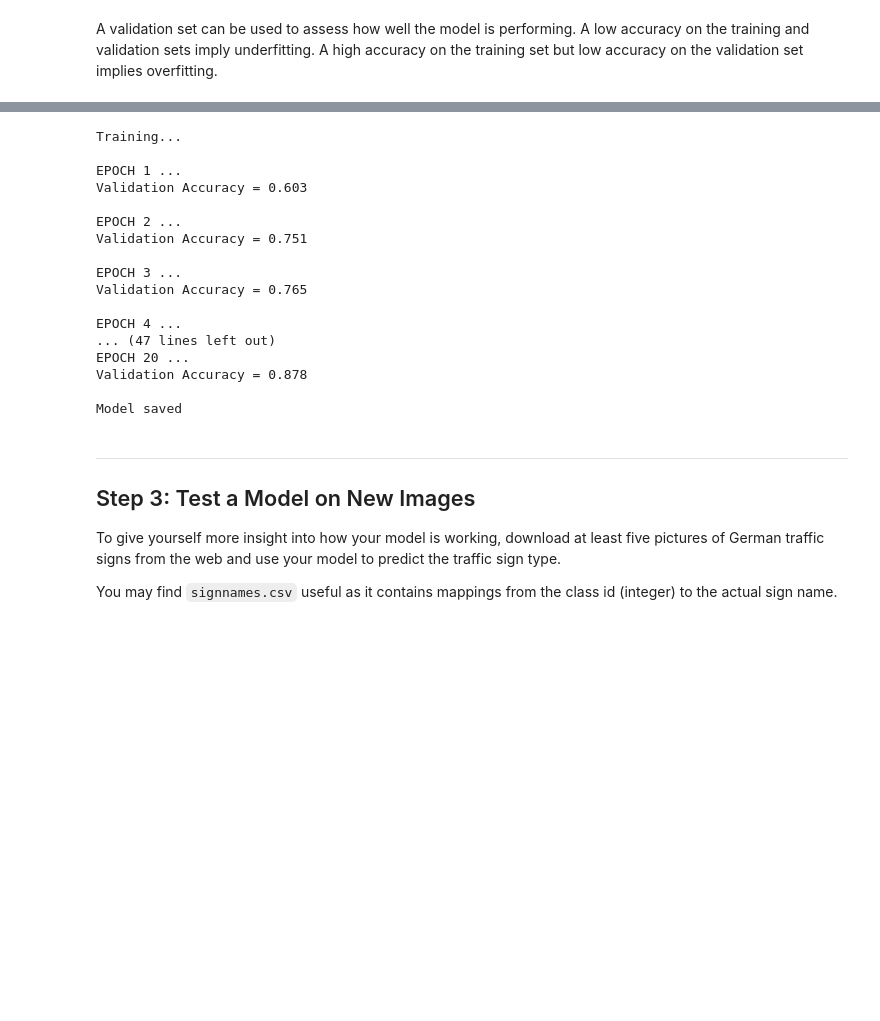
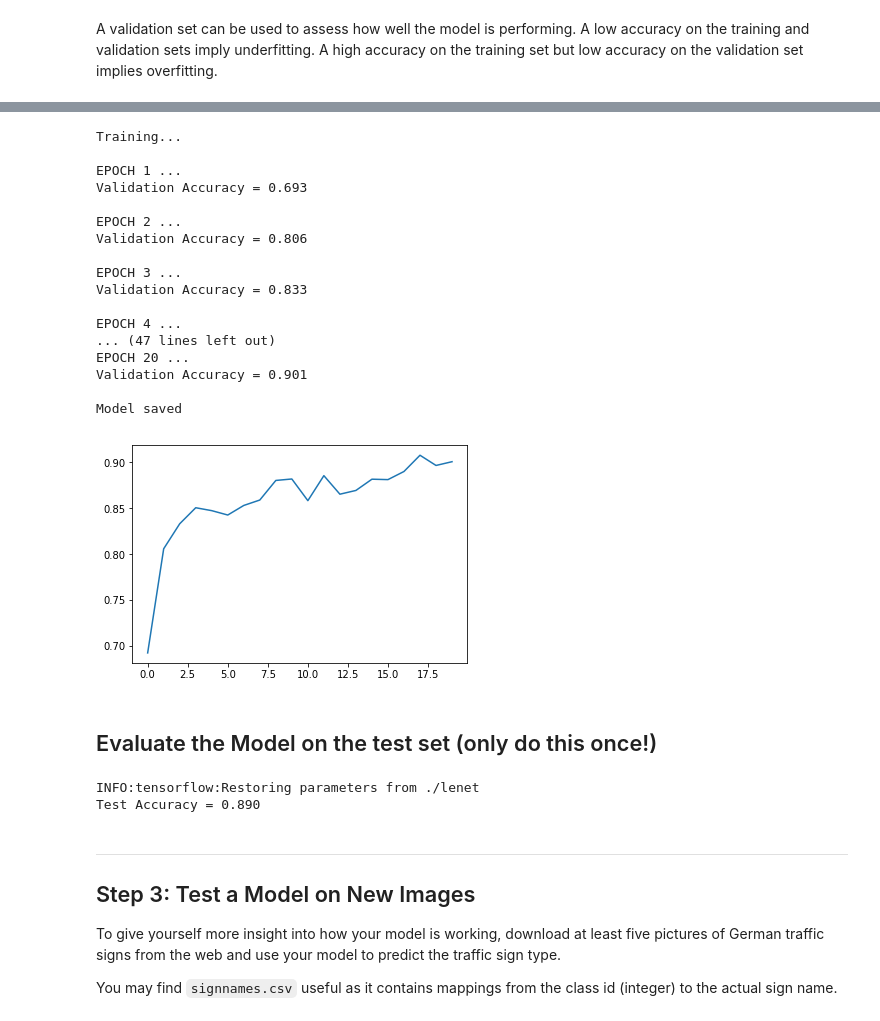
Before and after one commit to fangchenplus/CarND-Traffic-Sign-Classifier-Project, a Jupyter notebook: Traffic_Sign_Classifier.ipynb, the cells around one changed output, grey strips where cells are left out. Drawn from its saved outputs; the diff is of its cells as text; code cells hidden in the pictures; blank space fills up the shorter version.

```diff
--- a/Traffic_Sign_Classifier.ipynb
+++ b/Traffic_Sign_Classifier.ipynb
@@ -188,7 +256,7 @@ def LeNet(x):
     conv1 = tf.nn.relu(conv1)
 
     # SOLUTION: Pooling. Input = 28x28x6. Output = 14x14x6.
-    conv1 = tf.nn.max_pool(conv1, ksize=[1, 2, 2, 1], strides=[1, 2, 2, 1], padding='VALID')
+    conv1 = tf.nn.max_pool(conv1, ksize=[1, 2, 2, 1], strides=[1, 2, 2, 1], padding='VALID', name='conv1')
 
     # SOLUTION: Layer 2: Convolutional. Output = 10x10x16.
     conv2_W = tf.Variable(tf.truncated_normal(shape=(5, 5, 6, 16), mean = mu, stddev = sigma))
@@ -199,7 +267,7 @@ def LeNet(x):
     conv2 = tf.nn.relu(conv2)
 
     # SOLUTION: Pooling. Input = 10x10x16. Output = 5x5x16.
-    conv2 = tf.nn.max_pool(conv2, ksize=[1, 2, 2, 1], strides=[1, 2, 2, 1], padding='VALID')
+    conv2 = tf.nn.max_pool(conv2, ksize=[1, 2, 2, 1], strides=[1, 2, 2, 1], padding='VALID', name='conv2')
 
     # SOLUTION: Flatten. Input = 5x5x16. Output = 400.
     fc0   = flatten(conv2)
@@ -210,7 +278,7 @@ def LeNet(x):
     fc1   = tf.matmul(fc0, fc1_W) + fc1_b
 
     # SOLUTION: Activation.
-    fc1    = tf.nn.relu(fc1)
+    fc1    = tf.nn.relu(fc1, name='fc1')
 
     # SOLUTION: Layer 4: Fully Connected. Input = 120. Output = 84.
     fc2_W  = tf.Variable(tf.truncated_normal(shape=(120, 84), mean = mu, stddev = sigma))
@@ -218,11 +286,11 @@ def LeNet(x):
     fc2    = tf.matmul(fc1, fc2_W) + fc2_b
 
     # SOLUTION: Activation.
-    fc2    = tf.nn.relu(fc2)
+    fc2    = tf.nn.relu(fc2, name='fc2')
 
     # SOLUTION: Layer 5: Fully Connected. Input = 84. Output = 43.
     fc3_W  = tf.Variable(tf.truncated_normal(shape=(84, 43), mean = mu, stddev = sigma))
     fc3_b  = tf.Variable(tf.zeros(43))
-    logits = tf.matmul(fc2, fc3_W) + fc3_b
+    logits = tf.matmul(fc2, fc3_W, name='logits') + fc3_b
 
     return logits
@@ -266,4 +355,11 @@ def evaluate(X_data, y_data):
 # %%
+# Measurements use for graphing loss and accuracy
+# batches = []
+# loss_batch = []
+# train_acc_batch = []
+# valid_acc_batch = []
+valid_acc_epochs = []
+
 with tf.Session() as sess:
     sess.run(tf.global_variables_initializer())
     num_examples = len(X_train)
@@ -277,31 +373,66 @@ with tf.Session() as sess:
             batch_x, batch_y = X_train[offset:end], y_train[offset:end]
             sess.run(training_operation, feed_dict={x: batch_x, y: batch_y})
 
+#             # Calculate Training and Validation accuracy
+#             training_accuracy = evaluate(X_train, y_train)
+#             validation_accuracy = evaluate(X_valid, y_valid)
+#             # Log batches
+#             previous_batch = batches[-1] if batches else 0
+#             batches.append(BATCH_SIZE + previous_batch)
+#             loss_batch.append(l)
+#             train_acc_batch.append(training_accuracy)
+#             valid_acc_batch.append(validation_accuracy)
+
         validation_accuracy = evaluate(X_valid, y_valid)
         print("EPOCH {} ...".format(i+1))
         print("Validation Accuracy = {:.3f}".format(validation_accuracy))
         print()
 
+        valid_acc_epochs.append(validation_accuracy)
+
     saver.save(sess, './lenet')
     print("Model saved")
 # %% [output]
 Training...
 
 EPOCH 1 ...
-Validation Accuracy = 0.603
+Validation Accuracy = 0.693
 
 EPOCH 2 ...
-Validation Accuracy = 0.751
+Validation Accuracy = 0.806
 
 EPOCH 3 ...
-Validation Accuracy = 0.765
+Validation Accuracy = 0.833
 
 EPOCH 4 ...
 ... (47 lines left out)
 EPOCH 20 ...
-Validation Accuracy = 0.878
+Validation Accuracy = 0.901
 
 Model saved
+# %%
+acc_plot = plt.plot(range(EPOCHS), valid_acc_epochs)
+# acc_plot.set_title('Accuracy')
+# acc_plot.set_ylim([0, 1.0])
+# acc_plot.set_xlim([batches[0], batches[-1]])
+# acc_plot.legend(loc=4)
+# plt.tight_layout()
+plt.show()
+
+# print('Validation accuracy at {}'.format(validation_accuracy))
+# %% [output]
+[figure, added]
+# %% [markdown]
+## Evaluate the Model on the test set (only do this once!)
+# %%
+with tf.Session() as sess:
+    saver.restore(sess, tf.train.latest_checkpoint('.'))
+
+    test_accuracy = evaluate(X_test, y_test)
+    print("Test Accuracy = {:.3f}".format(test_accuracy))
+# %% [output]
+INFO:tensorflow:Restoring parameters from ./lenet
+Test Accuracy = 0.890
 # %% [markdown]
 ---
 
```
Also changed, not shown: parts of 23 cells of this notebook, 18 other files.
